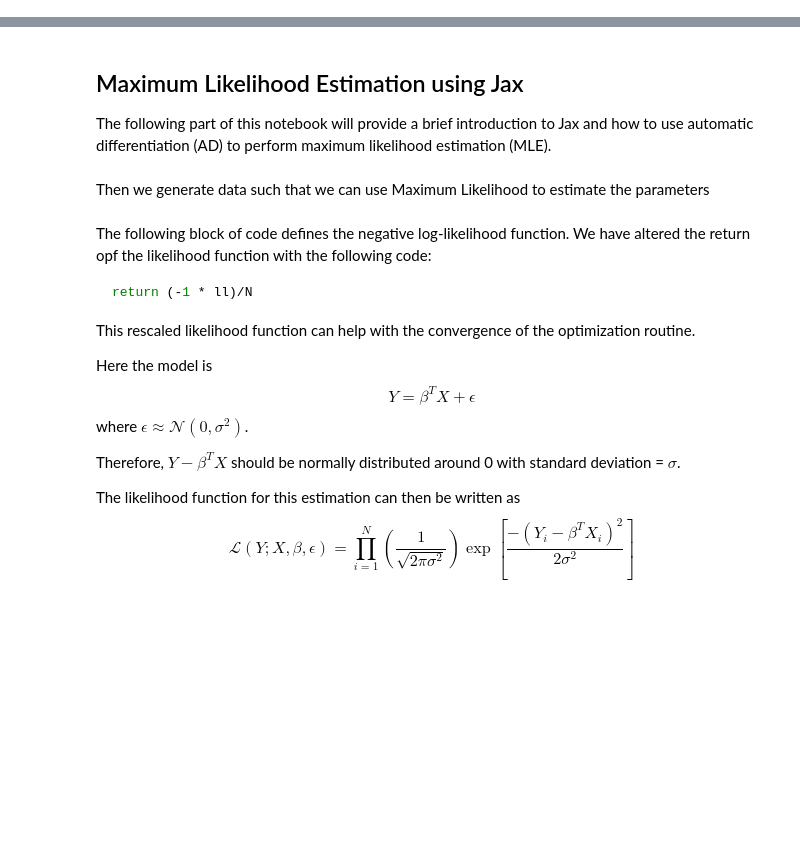
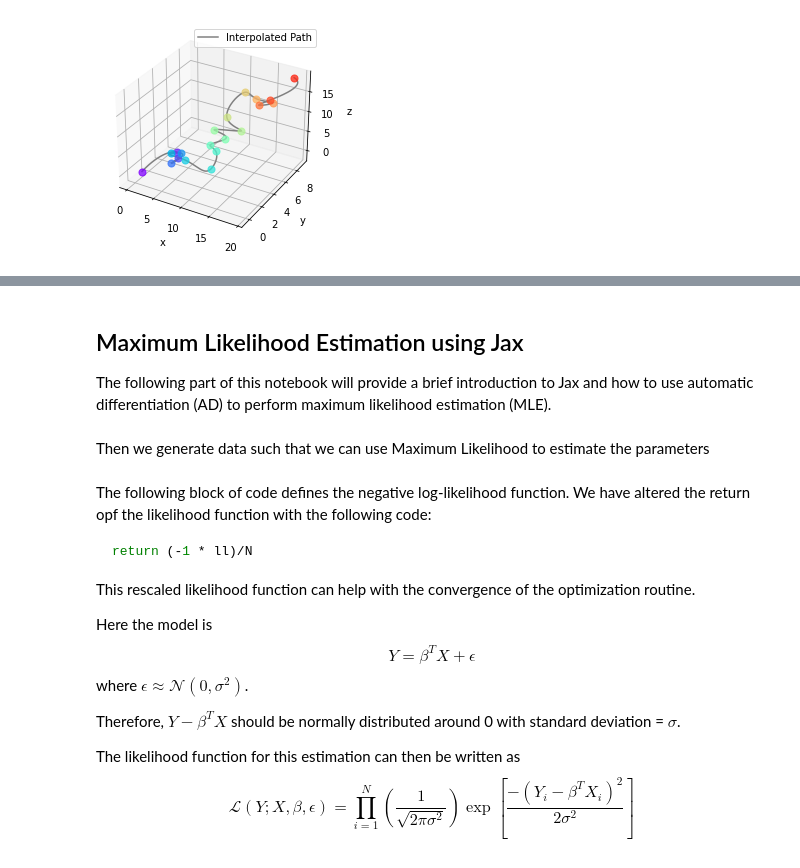
Before and after one commit to tee-udon/chromatin-ensemble-refinement, a Jupyter notebook: scripts/jaxTutorial.ipynb, the cells around one changed output, grey strips where cells are left out. Saved outputs shown, nothing was run; the diff lists cells and outputs as text; code cells hidden in the pictures; blank space fills up the shorter version.

```diff
--- a/scripts/jaxTutorial.ipynb
+++ b/scripts/jaxTutorial.ipynb
@@ -209,0 +260,6 @@ def calculate_distance_map_prob_given_gaussian_chain(empirical_distance_map,
+# %%
+simulated_chain =  generate_gaussian_chain(num_monomers, mean_bond_length, std_bond_length)
+# %%
+visualize_polymer(simulated_chain)
+# %% [output]
+[figure, added]
```
Also changed, not shown: parts of 20 cells of this notebook.
